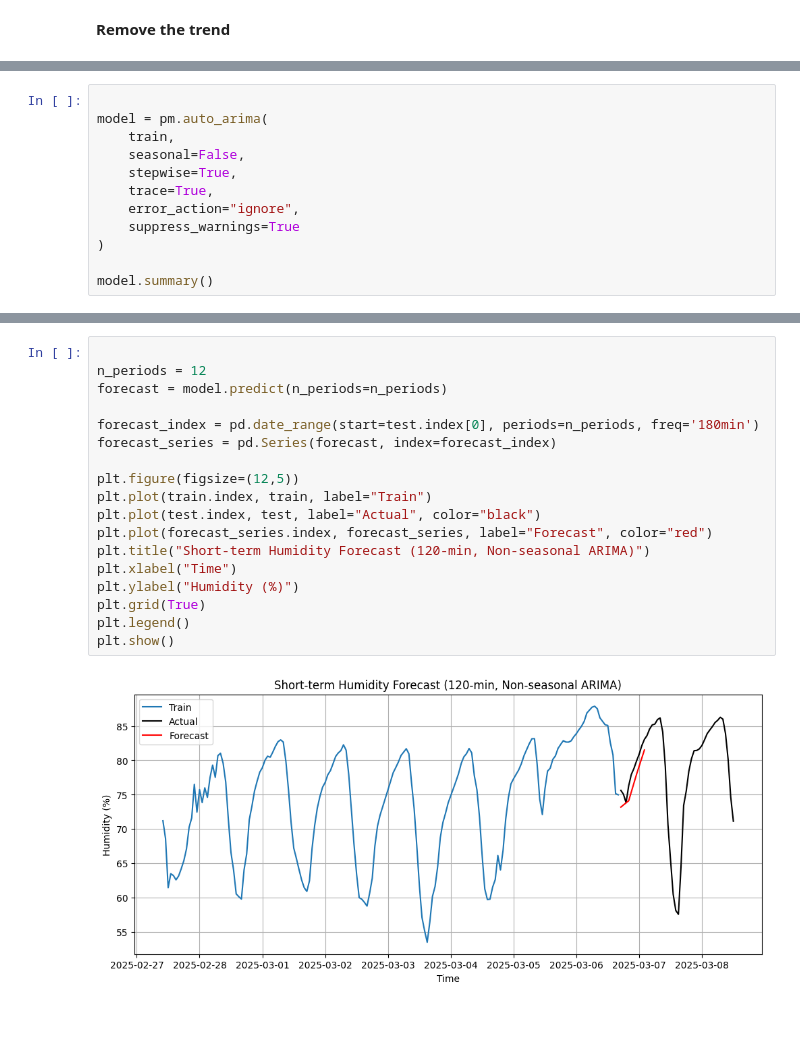
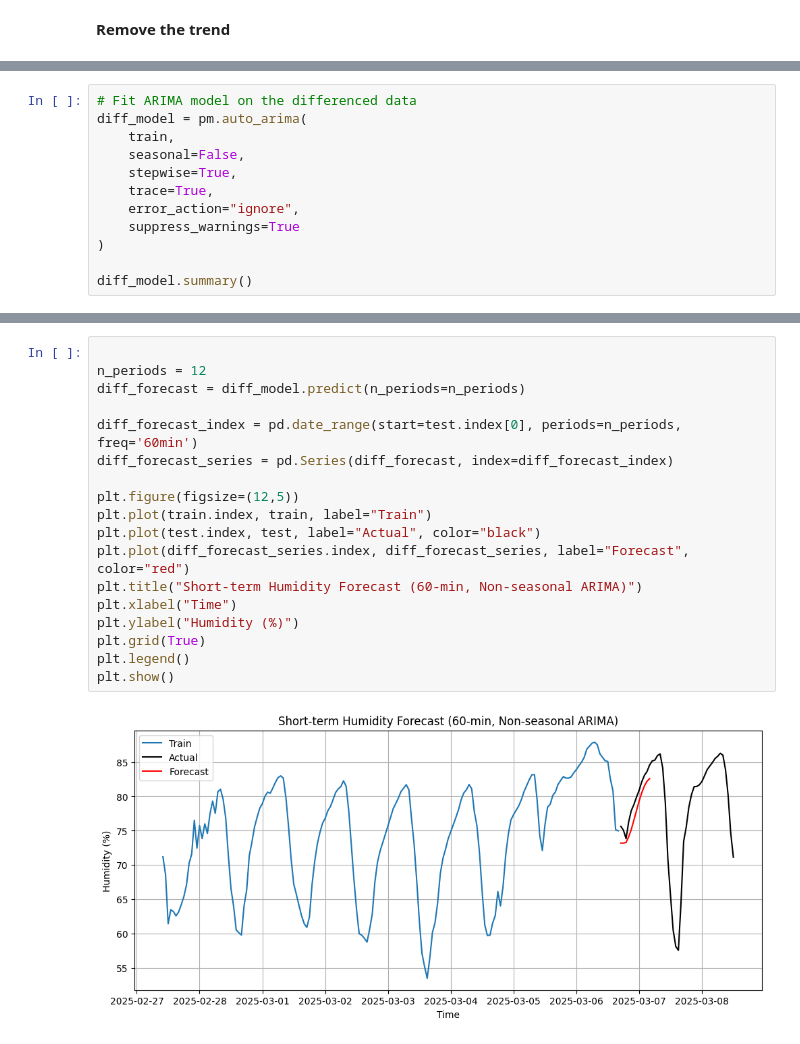
Before and after one commit to SulaimanTajuddin/TSA-F-Humidity-Warehouse, a Jupyter notebook: TSA-Anomaly Detection.ipynb, the cells around one changed output, grey strips where cells are left out. Cells and saved outputs as stored; diff of their text form.

```diff
--- a/TSA-Anomaly Detection.ipynb
+++ b/TSA-Anomaly Detection.ipynb
@@ -154,6 +181,6 @@ test  = y.iloc[split:]
 # %%
-
-model = pm.auto_arima(
+# Fit ARIMA model on the differenced data
+diff_model = pm.auto_arima(
     train,
     seasonal=False,
     stepwise=True,
@@ -162,7 +189,7 @@ model = pm.auto_arima(
     suppress_warnings=True
 )
 
-model.summary()
+diff_model.summary()
 # %% [output]
 Performing stepwise search to minimize aic
  ARIMA(2,1,2)(0,0,0)[0] intercept   : AIC=720.920, Time=0.13 sec
@@ -204,20 +284,20 @@ Warnings:
 # %%
 
 n_periods = 12
-forecast = model.predict(n_periods=n_periods)
+diff_forecast = diff_model.predict(n_periods=n_periods)
 
-forecast_index = pd.date_range(start=test.index[0], periods=n_periods, freq='180min')
-forecast_series = pd.Series(forecast, index=forecast_index)
+diff_forecast_index = pd.date_range(start=test.index[0], periods=n_periods, freq='60min')
+diff_forecast_series = pd.Series(diff_forecast, index=diff_forecast_index)
 
 plt.figure(figsize=(12,5))
 plt.plot(train.index, train, label="Train")
 plt.plot(test.index, test, label="Actual", color="black")
-plt.plot(forecast_series.index, forecast_series, label="Forecast", color="red")
-plt.title("Short-term Humidity Forecast (120-min, Non-seasonal ARIMA)")
+plt.plot(diff_forecast_series.index, diff_forecast_series, label="Forecast", color="red")
+plt.title("Short-term Humidity Forecast (60-min, Non-seasonal ARIMA)")
 plt.xlabel("Time")
 plt.ylabel("Humidity (%)")
 plt.grid(True)
 plt.legend()
 plt.show()
 # %% [output]
-[figure, old version]
+[figure, new version]
```
Also changed, not shown: parts of 10 cells of this notebook.
